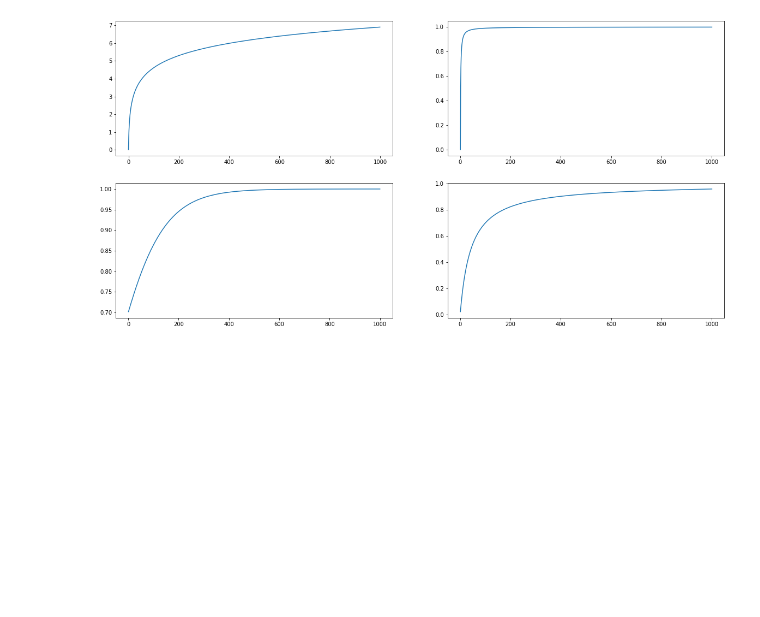
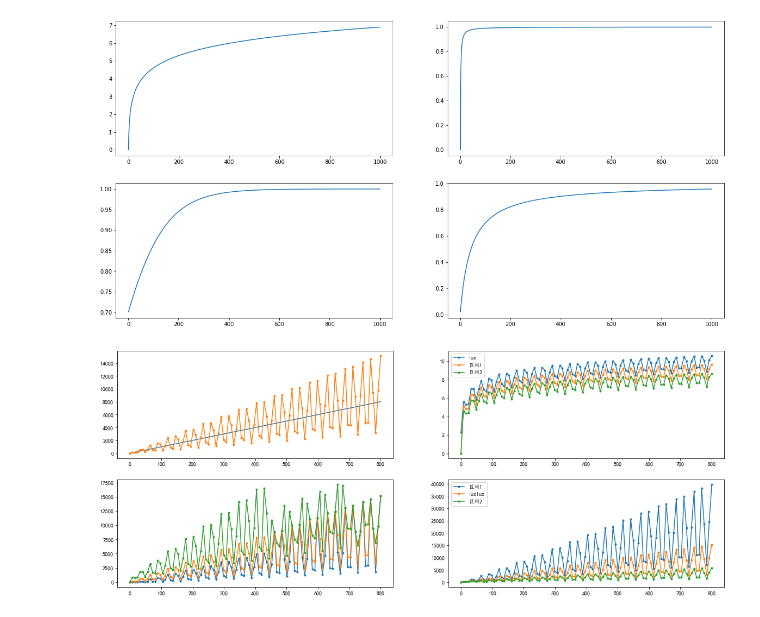
Before and after one commit to Whu-wxy/AmbientLightLab, a Jupyter notebook: contract.ipynb, the cells around one changed output. Drawn from its saved outputs; the diff is of its cells as text; code cells hidden in the pictures; blank space fills up the shorter version.

```diff
--- a/contract.ipynb
+++ b/contract.ipynb
@@ -280,3 +298,96 @@ plt.plot(x, y)
 plt.show()
 # %% [output]
 [figure]
+# %%
+def stableBySection(lastStable):
+    # left
+    big_left = lastStable
+    if lastStable < 30:
+        big_left = lastStable / 4.0
+    elif lastStable >= 30 and lastStable < 500:
+        big_left = lastStable / 10.0 + 4.5
+    elif lastStable >= 500 and lastStable < 8600:
+        big_left = lastStable / 1.5 - 278.83
+
+    # right
+    big_right = lastStable
+    if lastStable < 20:
+        big_right = lastStable * 2.5
+    elif lastStable >= 20 and lastStable < 35:
+        big_right = lastStable * 36.0 - 670
+    elif lastStable >= 35 and lastStable < 500:
+        big_right = lastStable * 2.25 + 511.25
+    elif lastStable >= 500 and lastStable < 8600:
+        big_right = lastStable * 2.0 + 636.25
+    big_right = max(5, big_right)
+
+    # big_left = min(8600, big_left)
+    # big_right = min(8600, big_right)
+    return  big_left, big_right
+
+plt.rcParams['font.sans-serif'] = ['KaiTi']
+
+
+x = np.linspace(0, 800, 100, endpoint=True)
+y  = 10*np.sin(x)
+y = np.where(y<0, y*0.6, y)
+y = x*y + 10*x + 1
+z = 10*x + 1
+
+# y = [1,2,3,8,16,36,60,100,260,540,1000,2250,4600,5900,8600]
+# x = np.arange(0, len(y), 1)
+log_y = np.log(y)
+# log_y = np.log2(y)
+add_y = np.add(np.multiply(y, 0.1), y)
+sub_y = np.subtract(y, np.multiply(y, 0.1))
+
+add_log_y = np.add(np.multiply(log_y, 0.1), log_y)
+sub_log_y = np.subtract(log_y, np.multiply(log_y, 0.1))
+add_log_y = np.where(add_log_y<math.log(10), math.log(10), add_log_y)
+sub_log_y = np.where(add_log_y<0, 0, sub_log_y)
+# add_log_y = np.multiply(log_y, 1.1)
+# sub_log_y = np.multiply(log_y, 0.9)
+
+e_add_log_y = np.exp(add_log_y)
+e_sub_log_y = np.exp(sub_log_y)
+e_log_y = np.exp(log_y)
+# e_log_y = np.power(2, log_y)
+# e_add_log_y = np.power(2, add_log_y)
+# e_sub_log_y = np.power(2, sub_log_y)
+
+big_left_list, big_right_list = [], []
+for i in y:
+    big_left, big_right = stableBySection(i)
+    big_left_list.append(big_left)
+    big_right_list.append(big_right)
+
+plt.figure(figsize = (20,8))
+
+plt.subplot(2,2,1)
+plt.plot(x, z)
+plt.plot(x, y, marker='.')
+
+plt.subplot(2,2,2)
+l1=plt.plot(x, add_log_y, marker='.')
+l=plt.plot(x, log_y, marker='.')
+l2=plt.plot(x, sub_log_y, marker='.')
+plt.legend([l,l1,l2],labels=['lux','区间1','区间2'],loc='best')
+
+plt.subplot(2,2,3)
+lim = 100
+x = x[:lim]
+# plt.plot(x, add_y, marker='.')
+# plt.plot(x, sub_y, marker='.')
+plt.plot(x, big_left_list[:lim], marker='.')
+plt.plot(x, y[:lim], marker='.')
+plt.plot(x, big_right_list[:lim], marker='.')
+
+plt.subplot(2,2,4)
+l1=plt.plot(x, e_add_log_y[:lim], marker='.')
+l=plt.plot(x, e_log_y[:lim], marker='.')
+l2=plt.plot(x, e_sub_log_y[:lim], marker='.')
+plt.legend([l1,l,l2],labels=['区间1','luxlux','区间2'],loc='best')
+
+plt.show()
+# %% [output]
+[figure, added]
```
Also changed, not shown: parts of 3 cells of this notebook, 3 other files.
